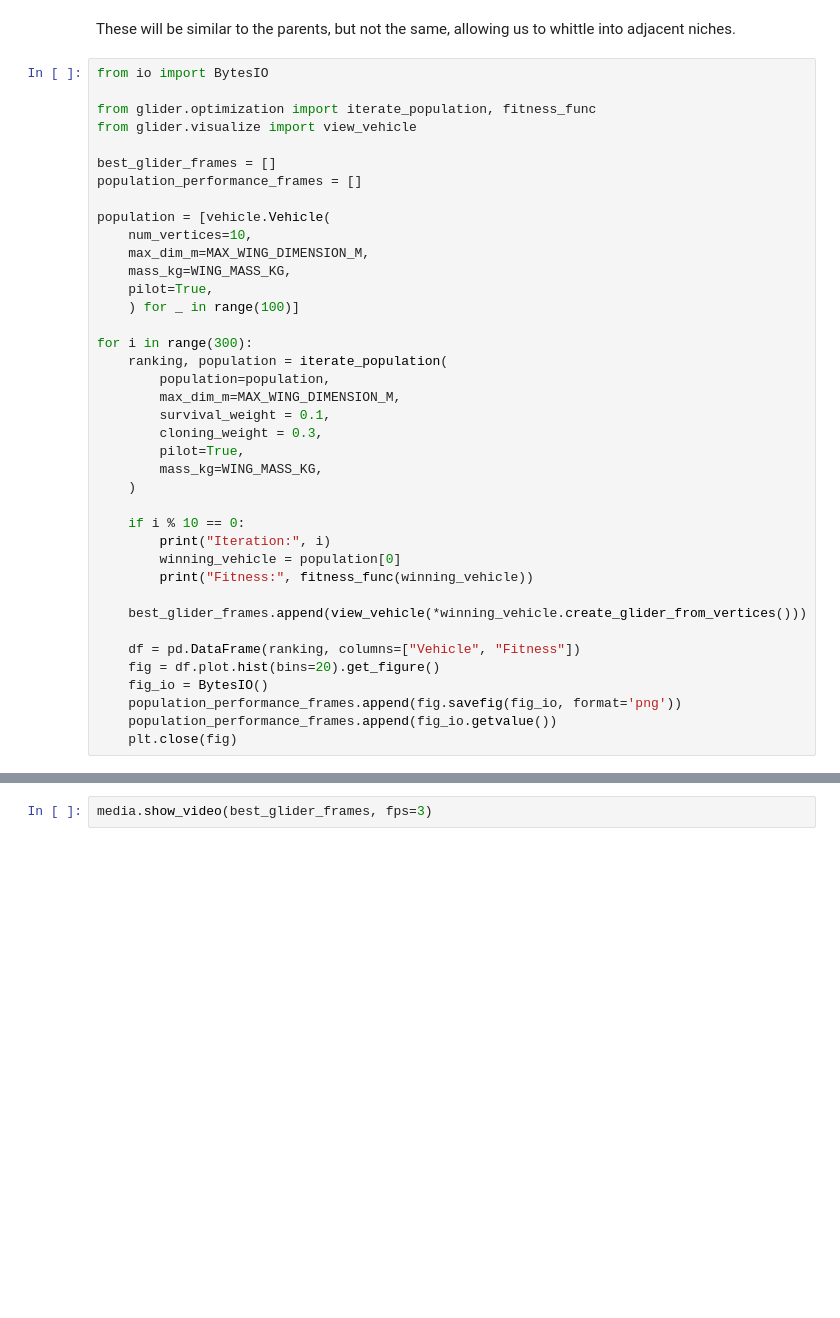
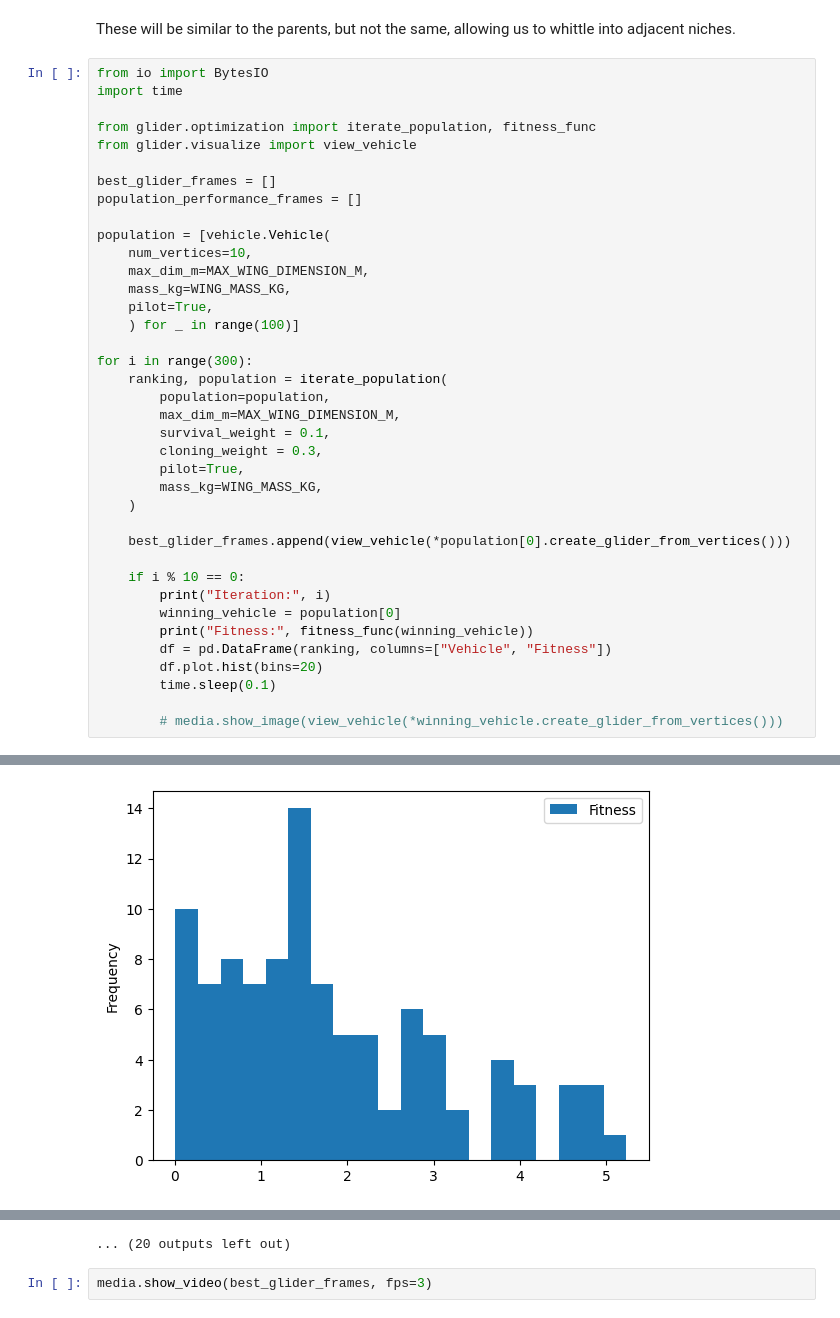
Before and after one commit to featherware/glider, a Jupyter notebook: notebooks/walkthrough_with_pilot.ipynb, the cells around one changed output, grey strips where cells are left out. Drawn from its saved outputs; the diff is of its cells as text; blank space fills up the shorter version.

```diff
--- a/notebooks/walkthrough_with_pilot.ipynb
+++ b/notebooks/walkthrough_with_pilot.ipynb
@@ -134,6 +134,7 @@ visualize.render_xml_to_collision(
 These will be similar to the parents, but not the same, allowing us to whittle into adjacent niches.
 # %%
 from io import BytesIO
+import time
 
 from glider.optimization import iterate_population, fitness_func
 from glider.visualize import view_vehicle
@@ -158,17 +159,15 @@ for i in range(300):
         mass_kg=WING_MASS_KG,
     )
 
+    best_glider_frames.append(view_vehicle(*population[0].create_glider_from_vertices()))
+
     if i % 10 == 0:
         print("Iteration:", i)
         winning_vehicle = population[0]
         print("Fitness:", fitness_func(winning_vehicle))
+        df = pd.DataFrame(ranking, columns=["Vehicle", "Fitness"])
+        df.plot.hist(bins=20)
+        time.sleep(0.1)
 
-    best_glider_frames.append(view_vehicle(*winning_vehicle.create_glider_from_vertices()))
-
-    df = pd.DataFrame(ranking, columns=["Vehicle", "Fitness"])
-    fig = df.plot.hist(bins=20).get_figure()
-    fig_io = BytesIO()
-    population_performance_frames.append(fig.savefig(fig_io, format='png'))
-    population_performance_frames.append(fig_io.getvalue())
-    plt.close(fig)
+        # media.show_image(view_vehicle(*winning_vehicle.create_glider_from_vertices()))
 # %% [output]
@@ -175,0 +209 @@ TypeError: iterate_population() got an unexpected keyword argument 'mass_kg'
+[figure, added]
@@ -176,3 +219,4 @@ TypeError: iterate_population() got an unexpected keyword argument 'mass_kg'
+... (20 outputs left out)
 # %%
 media.show_video(best_glider_frames, fps=3)
 # %% [output]
```
Also changed, not shown: parts of 5 cells of this notebook, 3 other files.
